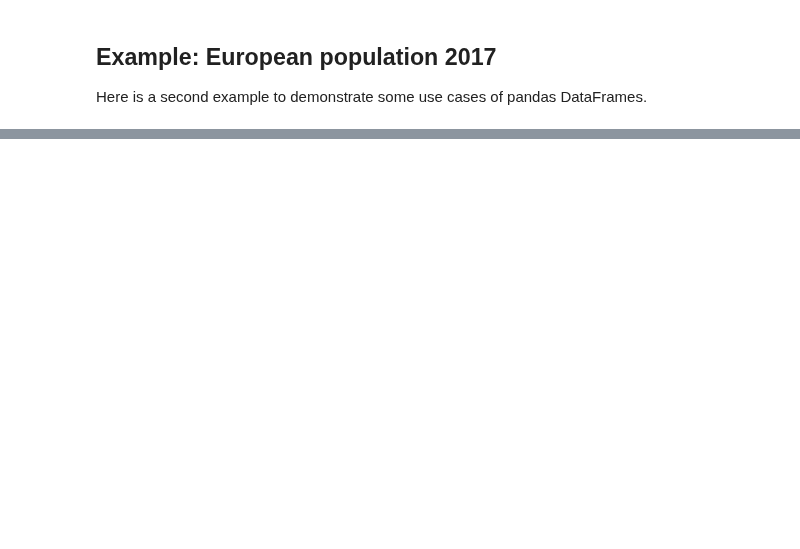
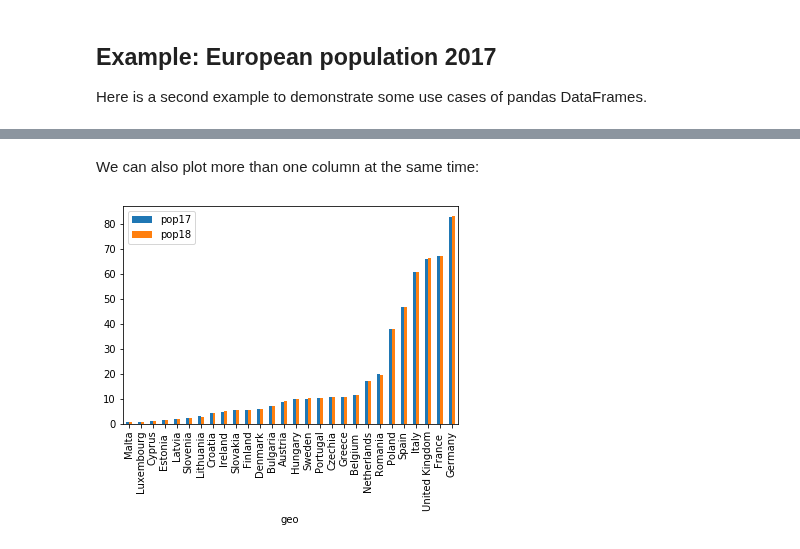
Before and after one commit to fangohr/introduction-to-python-for-computational-science-and-engineering, a Jupyter notebook: 17-pandas.ipynb, the cells around one changed output, grey strips where cells are left out. Cells and saved outputs as stored; diff of their text form; code cells hidden in the pictures; blank space fills up the shorter version.

```diff
--- a/17-pandas.ipynb
+++ b/17-pandas.ipynb
@@ -683,0 +818,6 @@ eu-pop-2017.csv.2   100%[===================>]   1.06K  --.-KB/s    in 0s
+# %% [markdown]
+We can also plot more than one column at the same time:
+# %%
+ax = df_millions.sort_values(by='pop17').plot(kind='bar', y=['pop17', 'pop18'])
+# %% [output]
+[figure, added]
```
Also changed, not shown: parts of 57 cells of this notebook.
